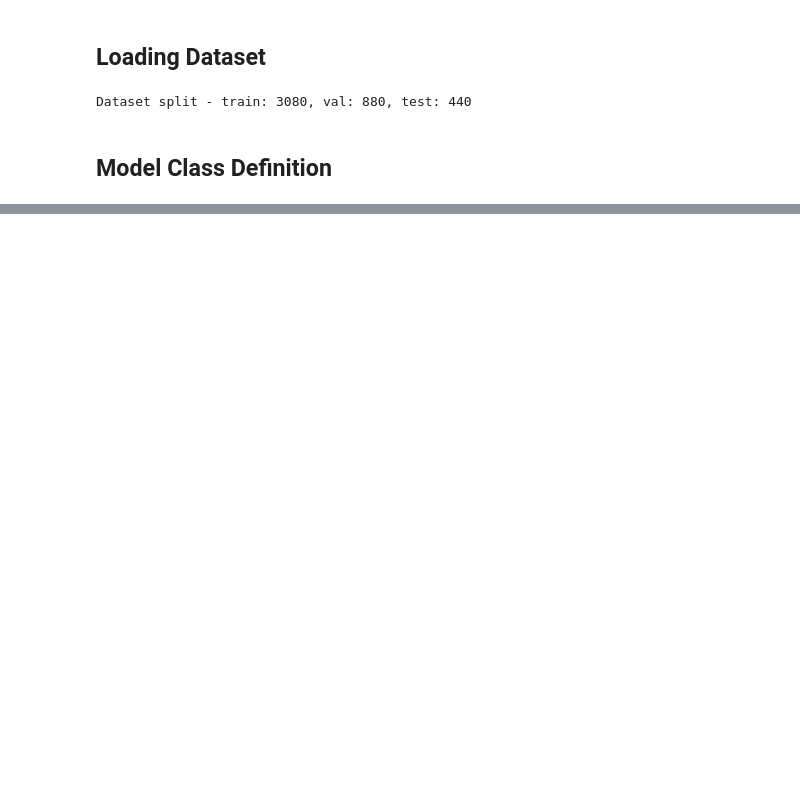
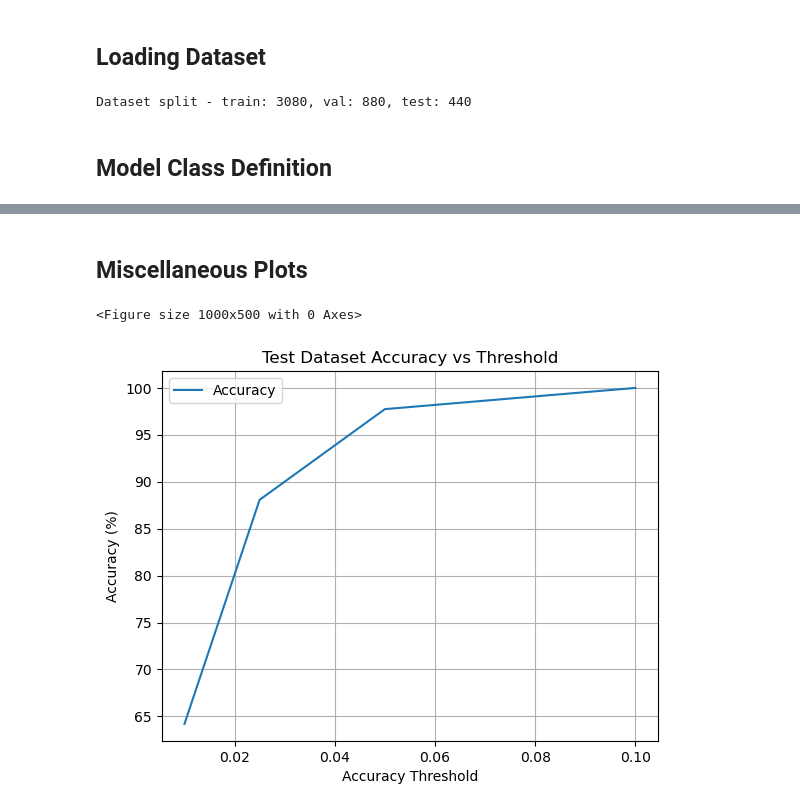
Before and after one commit to arnav-patil-12/specnet, a Jupyter notebook: ann/ann.ipynb, the cells around one changed output, grey strips where cells are left out. Cells and saved outputs as stored; diff of their text form; code cells hidden in the pictures; blank space fills up the shorter version.

```diff
--- a/ann/ann.ipynb
+++ b/ann/ann.ipynb
@@ -228,0 +240,18 @@ AttributeError: 'RcParams' object has no attribute '_get'
+# %% [markdown]
+## Miscellaneous Plots
+# %%
+my_list_x = [0.01, 0.025, 0.05, 0.1]
+my_list_y = [64.20, 88.07, 97.73, 99.99]
+
+plt.figure(figsize=(10, 5))
+plt.figure()
+plt.plot(my_list_x, my_list_y, label="Accuracy")
+plt.xlabel("Accuracy Threshold")
+plt.ylabel("Accuracy (%)")
+plt.title("Test Dataset Accuracy vs Threshold")
+plt.legend()
+plt.grid(True)
+plt.savefig(f"threshold.png", dpi=300, bbox_inches="tight")
+# %% [output]
+<Figure size 1000x500 with 0 Axes>
+[figure, added]
```
Also changed, not shown: parts of 8 cells of this notebook, 9 other files.
